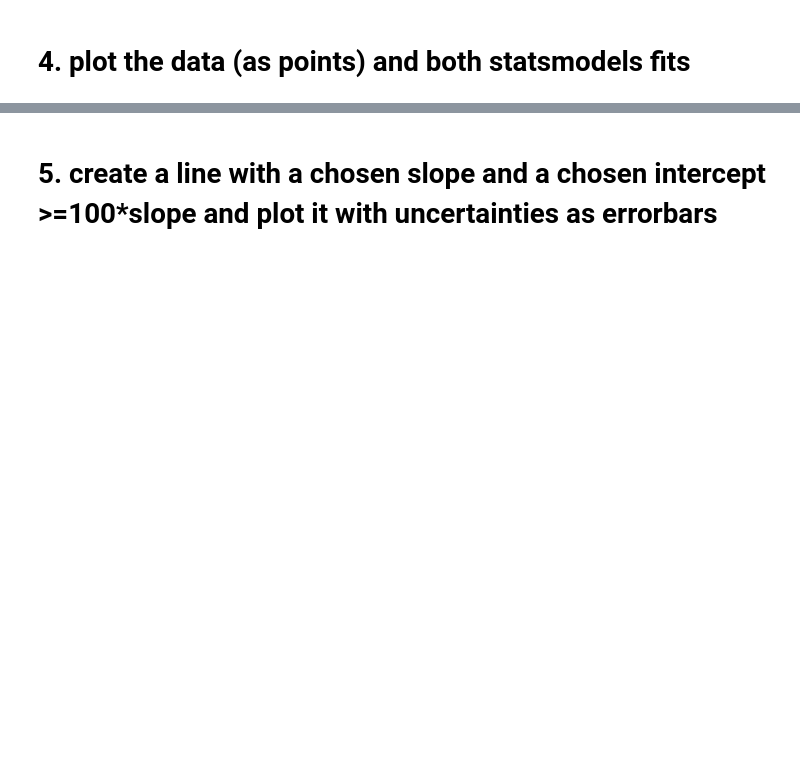
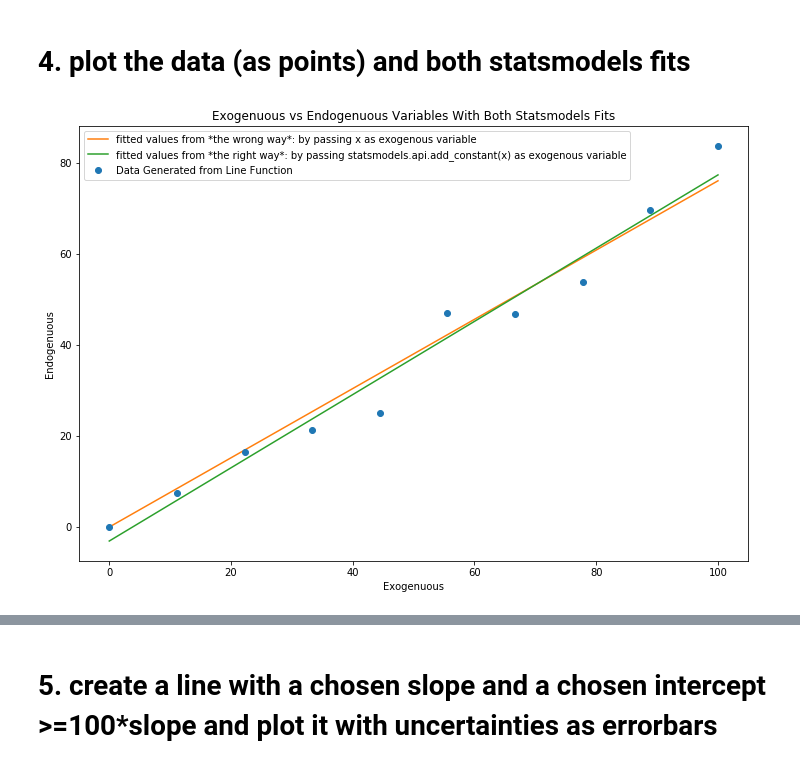
Before and after one commit to meiguan/PUI2018_yg833, a Jupyter notebook: HW9_yg833/Assignment_2_Linear_Regression_Using_Statsmodels.ipynb, the cells around one changed output, grey strips where cells are left out. Cells and saved outputs as stored; diff of their text form; code cells hidden in the pictures; blank space fills up the shorter version.

```diff
--- a/HW9_yg833/Assignment_2_Linear_Regression_Using_Statsmodels.ipynb
+++ b/HW9_yg833/Assignment_2_Linear_Regression_Using_Statsmodels.ipynb
@@ -84,6 +106,7 @@ use the functions created above
 # and print the model summary for each and discuss the differences
 # %%
 #THE WRONG WAY
-smfit = smf.OLS(y, x).fit()
-smfit.summary()
+smfit_wrong = smf.OLS(y, x).fit()
+smfit_wrong.summary()
+print(smfit_wrong.summary())
 # %% [output]
@@ -126,2 +157,16 @@ OLS Regression Results
 # %% [markdown]
 # 4. plot the data (as points) and both statsmodels fits
+# %%
+# reference https://matplotlib.org/1.2.1/examples/pylab_examples/errorbar_demo.html
+plt.figure(figsize=(12,8))
+plt.errorbar(x, y, fmt = 'o', label="Data Generated from Line Function")
+plt.plot(x, smfit_wrong.fittedvalues, label="fitted values from *the wrong way*: by passing x as exogenous variable")
+plt.plot(x, smfit_right.fittedvalues, label="fitted values from *the right way*: by passing statsmodels.api.add_constant(x) as exogenous variable")
+# labels
+plt.xlabel('Exogenuous')
+plt.ylabel('Endogenuous')
+plt.title('Exogenuous vs Endogenuous Variables With Both Statsmodels Fits')
+# legend
+legend = plt.legend(loc="best")
+# %% [output]
+[figure, added]
```
Also changed, not shown: parts of 29 cells of this notebook, 1 other file.
